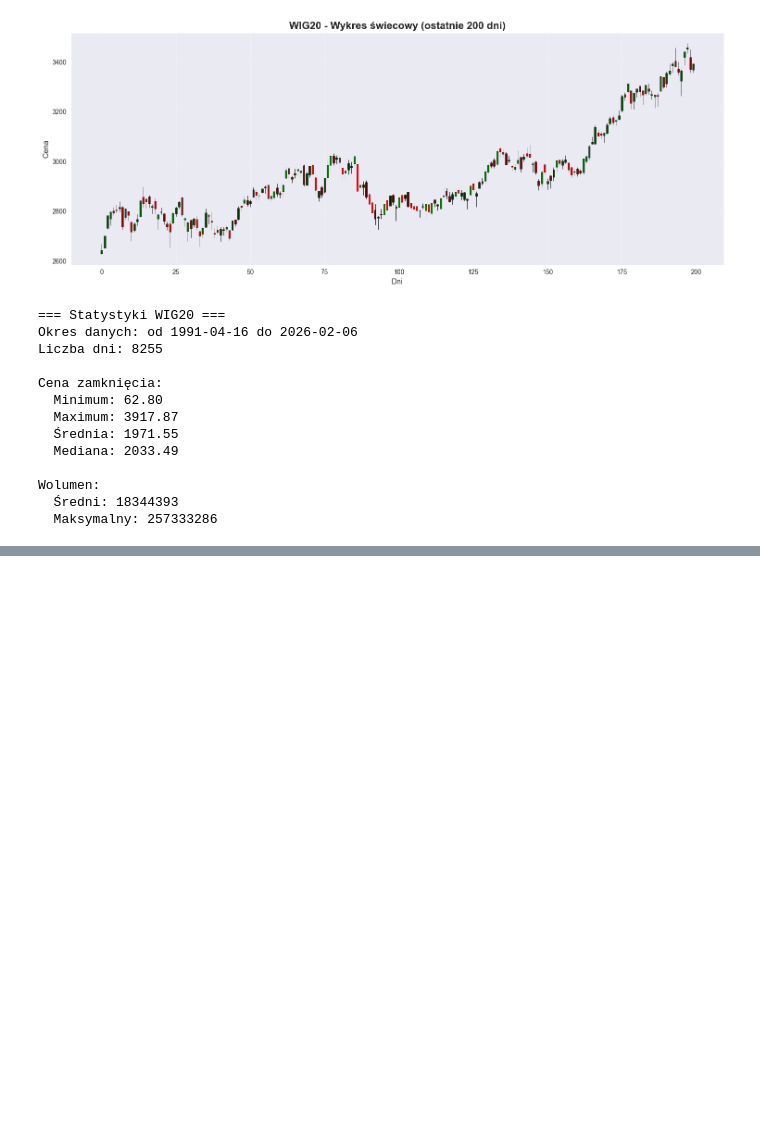
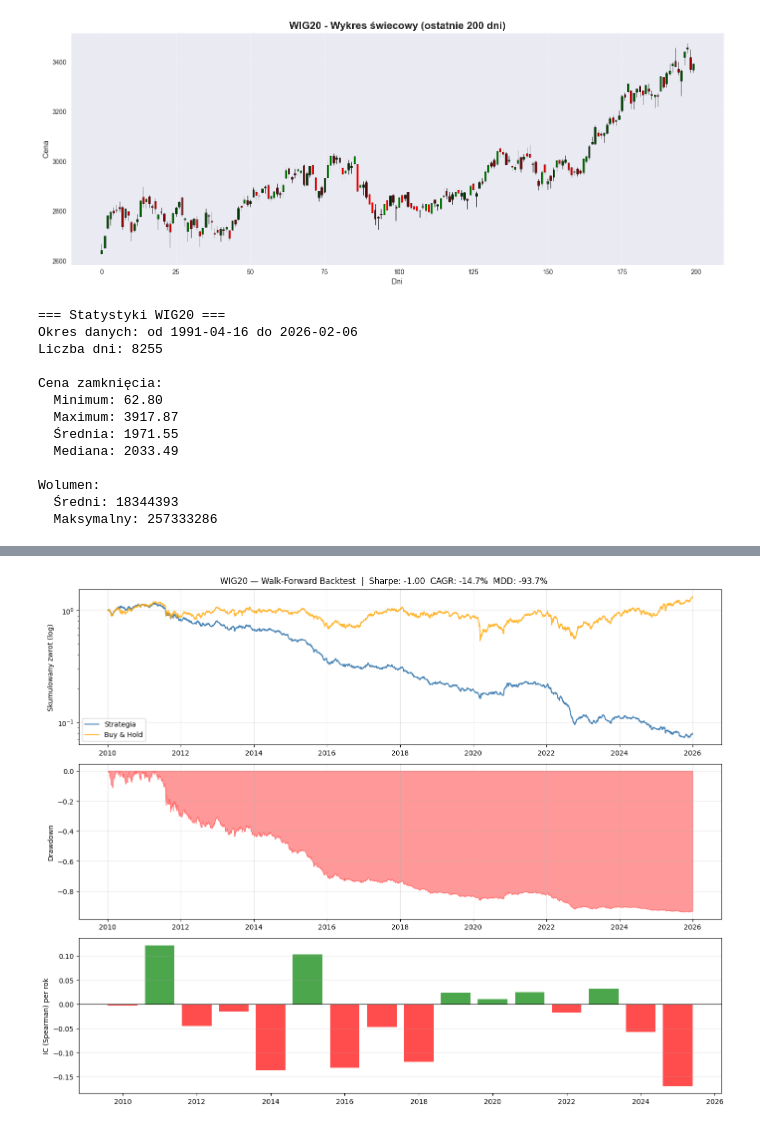
Before and after one commit to lukaszlewickii/wse-watcher, a Jupyter notebook: dev.ipynb, the cells around one changed output, grey strips where cells are left out. Drawn from its saved outputs; the diff is of its cells as text; code cells hidden in the pictures; blank space fills up the shorter version.

```diff
--- a/dev.ipynb
+++ b/dev.ipynb
@@ -139,0 +454,13 @@ Wolumen:
+# %%
+# =============================================================
+# 4. TARGET — jutrzejszy log-zwrot
+# =============================================================
+df["target"] = df["log_return"].shift(-1)
+
+# =============================================================
+# 5. USUŃ WIERSZE Z NaN
+# =============================================================
+df = df.dropna()
+
+print(f"Po usunięciu NaN: {len(df)} sesji")
+print(f"Zakres: {df.index[0].date()} – {df.index[-1].date()}")
@@ -139,0 +571,7 @@ Wolumen:
+# %%
+results = pd.DataFrame({
+    "y_true" : all_true,
+    "y_pred"  : all_preds,
+}, index=pd.DatetimeIndex(all_dates))
+
+results = results.sort_index()
@@ -139,0 +719,40 @@ Wolumen:
+# %%
+# =============================================================
+# 11. WYKRESY
+# =============================================================
+fig, axes = plt.subplots(3, 1, figsize=(14, 11))
+fig.suptitle(
+    f"WIG20 — Walk-Forward Backtest  |  "
+    f"Sharpe: {sharpe_strat:.2f}  "
+    f"CAGR: {cagr_strat:.1%}  "
+    f"MDD: {max_dd:.1%}",
+    fontsize=12,
+)
+
+# wykres 1 — skumulowane zwroty
+axes[0].plot(results.index, results["cum_strategy"],
+             label="Strategia", color="steelblue", lw=1.5)
+axes[0].plot(results.index, results["cum_bh"],
+             label="Buy & Hold", color="orange", lw=1.5, alpha=0.8)
+axes[0].set_yscale("log")
+axes[0].set_ylabel("Skumulowany zwrot (log)")
+axes[0].legend()
+axes[0].grid(True, alpha=0.3)
+
+# wykres 2 — drawdown
+axes[1].fill_between(results.index, drawdown, 0, color="red", alpha=0.4)
+axes[1].set_ylabel("Drawdown")
+axes[1].grid(True, alpha=0.3)
+
+# wykres 3 — IC per rok (słupkowy)
+colors = ["green" if v > 0 else "red" for v in ic_per_year.values]
+axes[2].bar(ic_per_year.index, ic_per_year.values, color=colors, alpha=0.7)
+axes[2].axhline(0, color="black", lw=0.8)
+axes[2].set_ylabel("IC (Spearman) per rok")
+axes[2].grid(True, alpha=0.3, axis="y")
+
+plt.tight_layout()
+plt.savefig("wyniki.png", dpi=150)
+plt.show()
+# %% [output]
+[figure, added]
```
Also changed, not shown: parts of 54 cells of this notebook.
